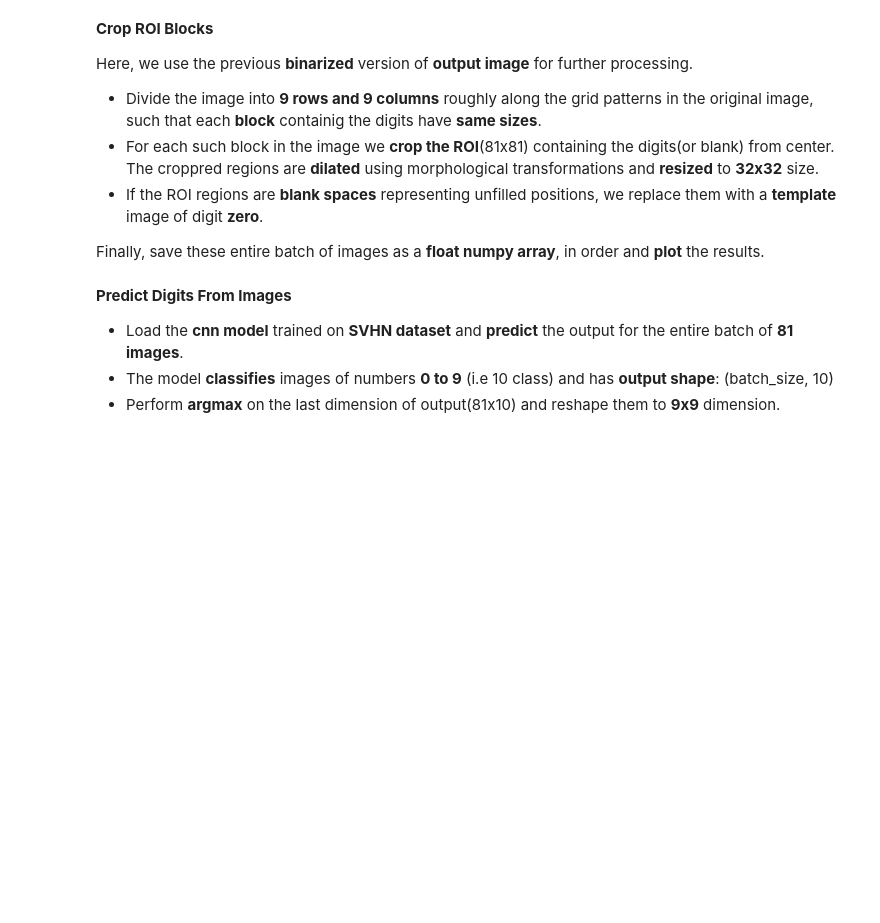
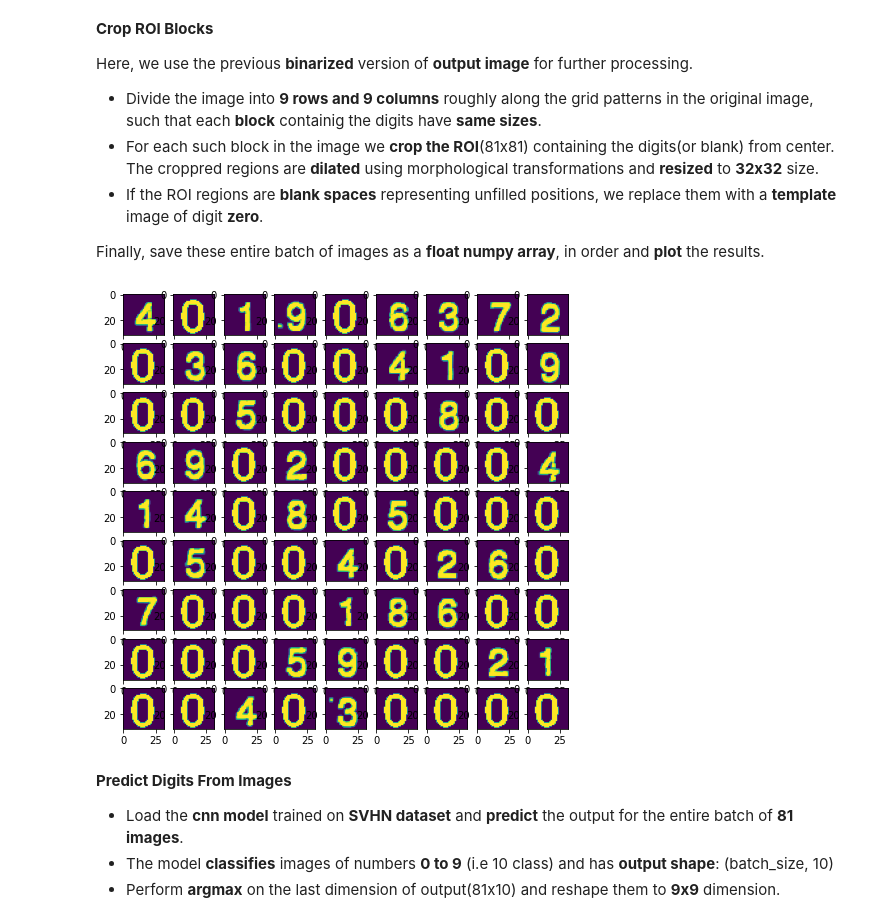
Before and after one commit to anilsathyan7/AI-Sudoku-Solver, a Jupyter notebook: sudoku_solution.ipynb, the cells around one changed output. Cells and saved outputs as stored; diff of their text form; code cells hidden in the pictures; blank space fills up the shorter version.

```diff
--- a/sudoku_solution.ipynb
+++ b/sudoku_solution.ipynb
@@ -90,7 +96,7 @@ def dilate_resize(img):
 # Fill the blank regions with image of zero
 def zero_fill(img):
 
-  zero=cv2.imread('/content/drive/My Drive/sudoku/mzero.png', cv2.IMREAD_GRAYSCALE)*255 # UINT8 0..255
+  zero=cv2.imread('images/zero_template.png', cv2.IMREAD_GRAYSCALE)*255 # UINT8 0..255
   contours, _ = cv2.findContours(img, cv2.RETR_EXTERNAL, cv2.CHAIN_APPROX_SIMPLE)
 
   if len(contours) == 0 or cv2.contourArea( max(contours, key = cv2.contourArea))<50:
@@ -100,33 +106,35 @@ def zero_fill(img):
 
 # Get crop size for square blocks
 imgheight=out_bin.shape[0]
 imgwidth=out_bin.shape[1]
 H,W = imgheight//9, imgwidth//9
 
 # For each block crop roi and append to list
 sudokus=[]
 for y in range(0,imgheight,H):
     for x in range(0, imgwidth, W):
         y1 = y + H
         x1 = x + W
         tiles = out_bin[y:y+H,x:x+W]
         digits = crop_center(tiles,81,81)
         digits = dilate_resize(digits)
         digits =  zero_fill(digits)
         sudokus.append(digits/255.0)
 
 # Create a float numpy array with 81 images from list
 sudoku_numbers=np.float32(sudokus).reshape(81,32,32,1)
 
 # Plot the images using matplotlib
 fig=plt.figure(figsize=(8, 8))
 columns = 9
 rows = 9
 for i in range(1, columns*rows +1):
     img = sudoku_numbers[i-1]
     fig.add_subplot(rows, columns, i)
     plt.imshow(img.squeeze())
 plt.show()
+# %% [output]
+[figure, added]
 # %% [markdown]
 **Predict Digits From Images**
 
```
Also changed, not shown: parts of 9 cells of this notebook.
